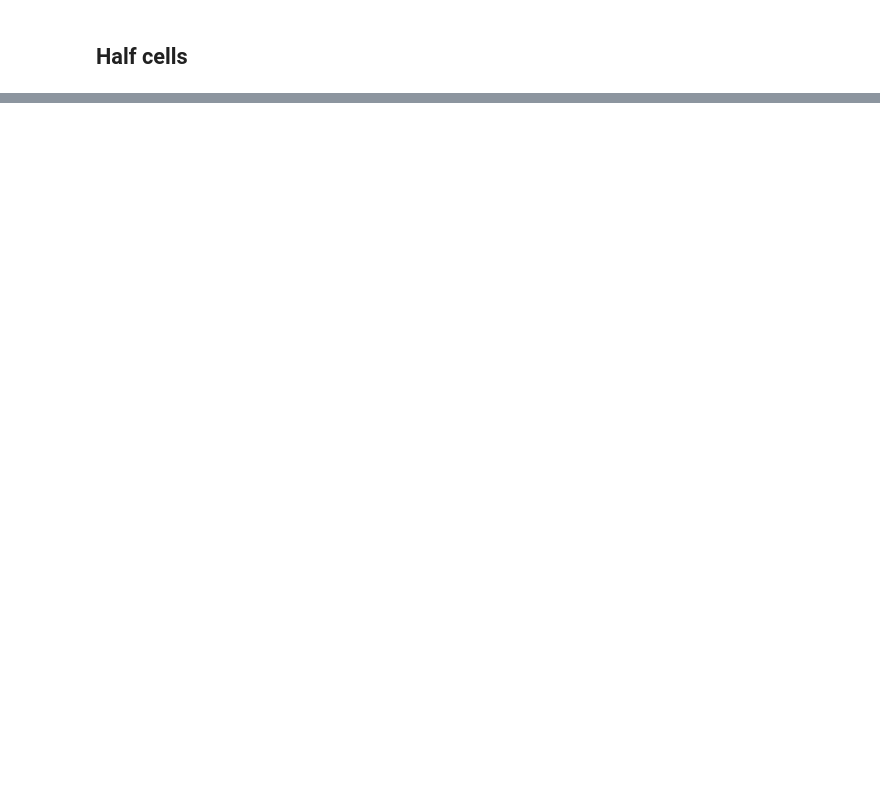
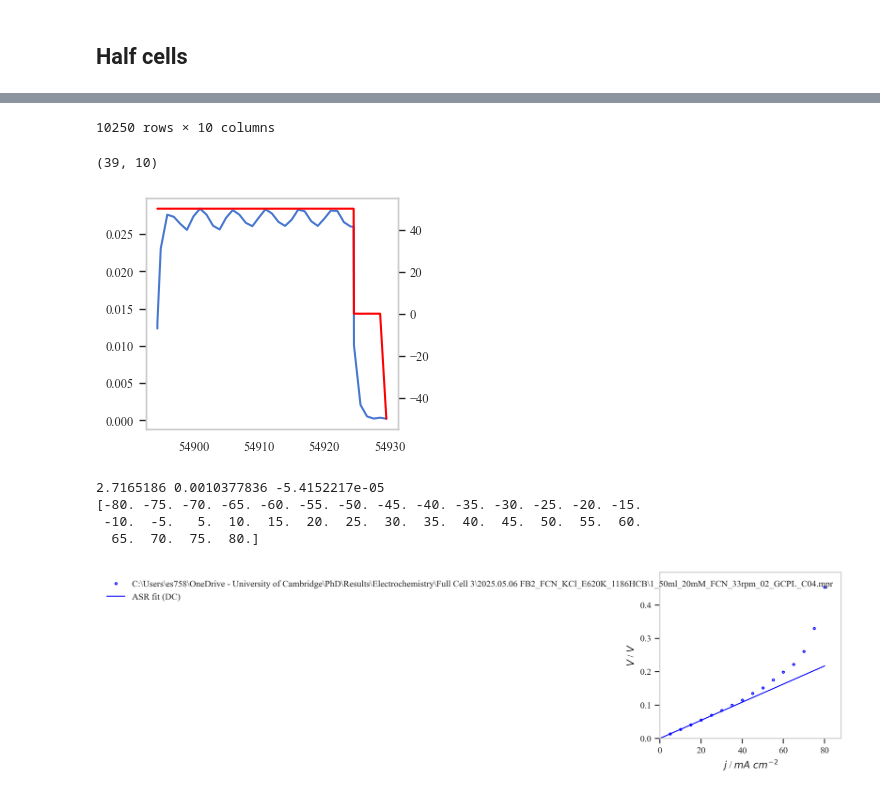
Before and after one commit to ESaundersNano/redoxED, a Jupyter notebook: notebooks/00Y_VFB_analysis.ipynb, the cells around one changed output, grey strips where cells are left out. Drawn from its saved outputs; the diff is of its cells as text; code cells hidden in the pictures; blank space fills up the shorter version.

```diff
--- a/notebooks/00Y_VFB_analysis.ipynb
+++ b/notebooks/00Y_VFB_analysis.ipynb
@@ -806,0 +1752,66 @@ R = 0.11951722011894558, L = 4.0056237841231345e-08, lambda = 1e-05
+# %%
+from redoxed.data_loading.data_loaders import LoaderFactory, BiologicLoader, CSVLoader
+from redoxed.plots import NyquistPlot, DRTPlot, PolarisationPlot
+from redoxed.impedance import EISData, DRTData
+from redoxed.dc import PolarisationData
+import matplotlib.pyplot as plt
+import numpy as np
+
+### polarisation
+fpath = r"C:\Users\es758\OneDrive - University of Cambridge\PhD\Results\Electrochemistry\Full Cell 3\2025.05.06 FB2_FCN_KCl_E620K_1186HCB\1_50ml_20mM_FCN_33rpm_02_GCPL_C04.mpr"
+ECData_object = BiologicLoader().load_data(fpath=fpath)
+display(ECData_object.df)
+
+### Decide range to extract
+fig, ax = plt.subplots(1, 1, figsize = (3.25,3), dpi = 100)
+ax_I = ax.twinx()
+
+df = ECData_object.df.copy()
+df = df.loc[df['half cycle'] == 2]
+# df = df.loc[df['half cycle'] >= 24]
+# df = df.loc[df['half cycle'] <= 24]
+print(df.shape)
+ax_I.plot(df['time/s'], df['control/V/mA'], color = 'red')
+ax.plot(df['time/s'], df['Ewe/V'])
+plt.close(fig)
+display(fig)
+
+
+# ECData_object.df = ECData_object.filter_by_col("cycle number", lambda value: value == 2)
+PolarisationData_object = ECData_object.to_PolarisationData(A=5, pulse_index_range=(-10,None))
+
+data_plot = PolarisationPlot(figsize=(3.25, 3), dpi=300)
+data_plot.add_plot(PolarisationData_object, linestyle = "", marker = "o", markersize = 2, markerfacecolor = 'none', markeredgecolor = 'blue', color = 'blue',)
+PolarisationData_object.calculate_ASR(restrict_to_zero=False, j_range=(-10,10))
+j_pred = np.sort(PolarisationData_object.j)
+V_pred = PolarisationData_object.ASR*j_pred/1000 # account for mA
+PolarisationData_object_fit = PolarisationData(j=j_pred, V=V_pred, A=5)
+data_plot.add_plot(PolarisationData_object_fit, linestyle = "-", marker = "", linewidth = 1, color = 'blue', label = "ASR fit (DC)")
+print(PolarisationData_object.ASR, PolarisationData_object.ASR_error, PolarisationData_object.ASR_intercept)
+print(PolarisationData_object_fit.j)
+
+
+# ### EIS quantities
+# j_model = j_pred[j_pred >= 0]
+# j_model = np.insert(j_model, 0,0)
+
+# V_pos_comps = []
+
+# # remember series resistance
+# # V_pos_comps.append(DRT_object.R_0*5*j_pos/1000)
+# for i, R in enumerate(Z_list):
+#     #print(R)
+#     ASR = R*PolarisationData_object.A
+#     V_i_pos = ASR*j_model/1000
+#     # V_i_pos = R_EIS_total*5*j_pos/1000
+#     V_pos_comps.append(V_i_pos)
+#     #labels.append(str(i))
+
+# data_plot.ax.stackplot(j_model, V_pos_comps, labels=labels, alpha = 0.6, colors=color_list)
+
+data_plot.ax.set_xlim([0, None])
+data_plot.ax.set_ylim([0, None])
+
+data_plot.ax.legend()
+display(data_plot.fig)
+# %% [output]
@@ -806,0 +1830,8 @@ R = 0.11951722011894558, L = 4.0056237841231345e-08, lambda = 1e-05
+10250 rows × 10 columns
+(39, 10)
+[figure, added]
+2.7165186 0.0010377836 -5.4152217e-05
+[-80. -75. -70. -65. -60. -55. -50. -45. -40. -35. -30. -25. -20. -15.
+ -10.  -5.   5.  10.  15.  20.  25.  30.  35.  40.  45.  50.  55.  60.
+  65.  70.  75.  80.]
+[figure, added]
```
Also changed, not shown: parts of 11 cells of this notebook, 6 other files.
